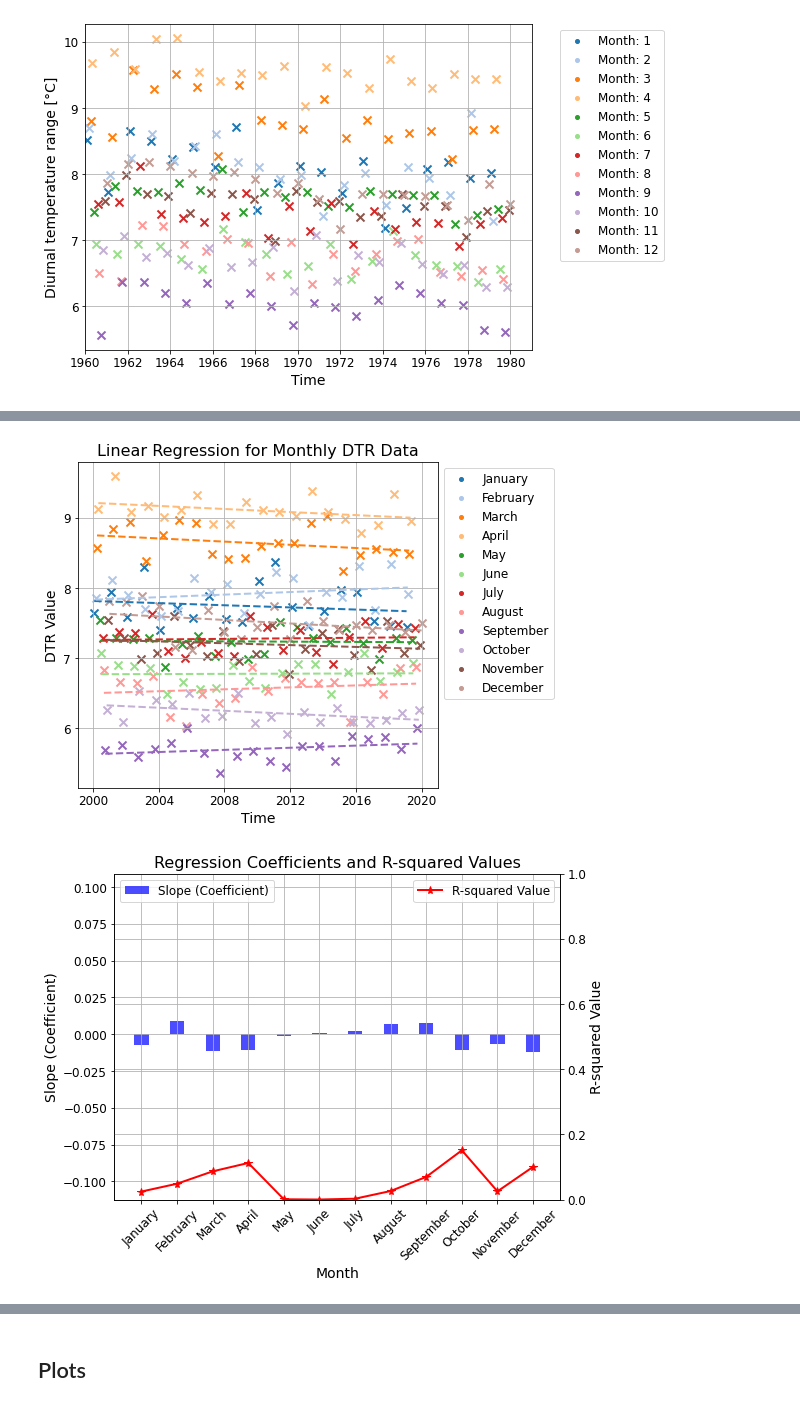
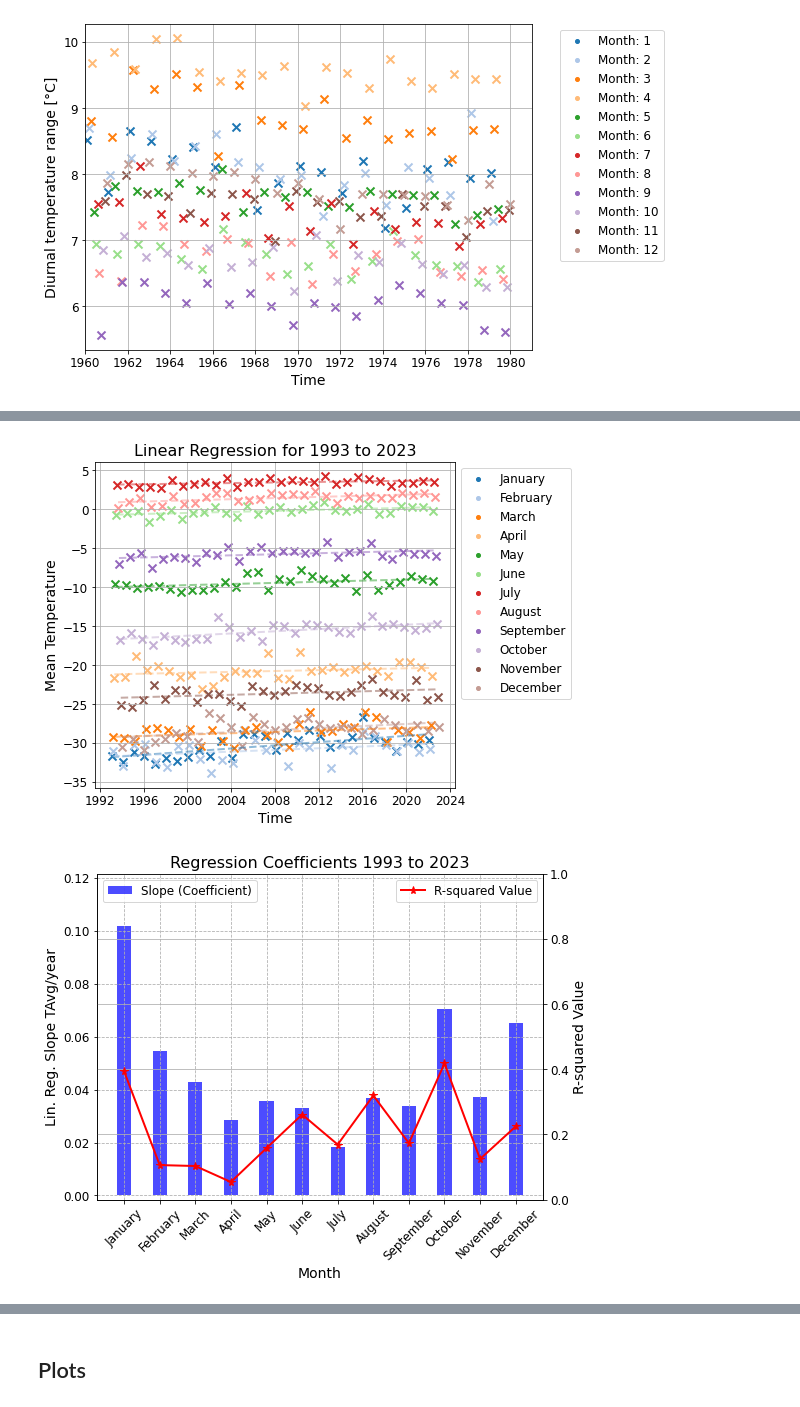
Before and after one commit to LeoausderDose/Praktikum_AWI, a Jupyter notebook: DNT_Final_stripped.ipynb, the cells around one changed output, grey strips where cells are left out. Cells and saved outputs as stored; diff of their text form; code cells hidden in the pictures.

```diff
--- a/DNT_Final_stripped.ipynb
+++ b/DNT_Final_stripped.ipynb
@@ -514,19 +523,14 @@ plt.show()
 # %% [output]
 [figure]
 # %%
-import numpy as np
-import matplotlib.pyplot as plt
-import pandas as pd
-
-plt.clf()
 # Create lists to store regression coefficients and R-squared values
 regression_coeffs = []
 r_squared_values = []
 
-startdate = pd.to_datetime('2000-01-01')
-enddate = pd.to_datetime('2020-01-01')
+startdate = pd.to_datetime('1993-01-01')
+enddate = pd.to_datetime('2023-01-01')
 
-for i in range(1, 13):
+for i in range(1,13):
     color = legend_colors[i - 1]
     # Filter the data for the specified date range (1960-01-01 to 1980-12-31)
     mask = (monthly_mean_DTR_dict[i]['time'] >= startdate) & (monthly_mean_DTR_dict[i]['time'] <= enddate)
@@ -560,7 +564,7 @@ for i in range(1, 13):
 plt.legend(handles=legend_handles, labels=month_label, loc='upper left', bbox_to_anchor=(1, 1))
 plt.xlabel('Time')
 plt.ylabel('DTR Value')
-plt.title('Linear Regression for Monthly DTR Data')
+plt.title('Linear Regression for ' + str(startdate.year) +' to ' + str(enddate.year))
 plt.show()
 
 
@@ -584,8 +588,8 @@ x = np.arange(len(slopes))
 # Plot the slopes as bars on the primary y-axis
 ax1.bar(x, slopes, width=0.4, color='b', alpha=0.7, label='Slope (Coefficient)')
 ax1.set_xlabel('Month')
-ax1.set_ylabel('Slope (Coefficient)')
-ax1.set_ylim(min(slopes) - 0.1, max(slopes) + 0.1)
+ax1.set_ylabel('Lin. Reg. Slope DTR/year')
+ax1.set_ylim(min(slopes) - 0.01, max(slopes) + 0.01)
 
 # Rotate the x-axis tick labels
 ax1.set_xticks(x)
@@ -600,6 +604,6 @@ ax2.set_ylim(0, 1)
 ax2.legend(loc='upper right')
 
 # Show the plot
-plt.title('Regression Coefficients and R-squared Values')
+plt.title('Regression Coefficients ' + str(startdate.year) +' to ' + str(enddate.year))
 plt.show()
 # %% [output]
@@ -615,13 +619,16 @@ legend_handles = []
 regression_coeffs = []
 r_squared_values = []
 
+startdate = pd.to_datetime('1993-01-01')
+enddate = pd.to_datetime('2023-01-01')
+
 for i in range(1, 13):
     color = legend_colors[i - 1]
     # Filter the data for the specified date range (1960-01-01 to 1980-12-31)
-    mask = (monthly_mean_DTR_dict[i]['time'] >= pd.to_datetime('2000-01-01')) & (monthly_mean_DTR_dict[i]['time'] <= pd.to_datetime('2020-01-01'))
+    mask = (monthly_mean_TAvg_dict[i]['time'] >= startdate) & (monthly_mean_TAvg_dict[i]['time'] <= enddate)
 
-    x = np.arange(len(monthly_mean_DTR_dict[i]['time'][mask]))  # Use an index as x values
-    y = monthly_mean_DTR_dict[i][mask]
+    x = np.arange(len(monthly_mean_TAvg_dict[i]['time'][mask]))  # Use an index as x values
+    y = monthly_mean_TAvg_dict[i][mask]
 
     # Fit a linear regression line
     slope, intercept = np.polyfit(x, y, 1)
@@ -633,10 +640,10 @@ for i in range(1, 13):
     r_squared = 1 - (ss_res / ss_tot)
 
     # Plot the scatter plot
-    plt.scatter(monthly_mean_DTR_dict[i]['time'][mask], y, marker='x', color=color, label= month_label[i-1])
+    plt.scatter(monthly_mean_TAvg_dict[i]['time'][mask], y, marker='x', color=color, label= month_label[i-1])
 
     # Plot the regression line
-    plt.plot(monthly_mean_DTR_dict[i]['time'][mask], slope * x + intercept, color=color, linestyle='--')
+    plt.plot(monthly_mean_TAvg_dict[i]['time'][mask], slope * x + intercept, color=color, linestyle='--', alpha  = 0.5)
 
     # Create a dummy scatter plot with no markers to represent the legend
     legend_handles.append(plt.scatter([], [], marker='.', color=color))
@@ -648,8 +655,8 @@ for i in range(1, 13):
 # Show the legend outside the plot
 plt.legend(handles=legend_handles, labels=month_label, loc='upper left', bbox_to_anchor=(1, 1))
 plt.xlabel('Time')
-plt.ylabel('DTR Value')
-plt.title('Linear Regression for Monthly DTR Data')
+plt.ylabel('Mean Temperature')
+plt.title('Linear Regression for ' + str(startdate.year) +' to ' + str(enddate.year))
 
 # Adjust the plot layout to accommodate the legend
 plt.subplots_adjust(right=0.75)
@@ -663,36 +670,38 @@ plt.show()
 #     print(f'  Intercept: {intercept}')
 #     print(f'  R-squared Value: {r_squared_values[i]}')
 
+
 slopes = [slope for slope, _ in regression_coeffs]
 r_squared_values = np.array(r_squared_values)  # Convert to numpy array for easier manipulation
 
 # Create a figure and a set of subplots
 fig, ax1 = plt.subplots()
 
 # Create x-values for the bars
 x = np.arange(len(slopes))
 
 # Plot the slopes as bars on the primary y-axis
 ax1.bar(x, slopes, width=0.4, color='b', alpha=0.7, label='Slope (Coefficient)')
 ax1.set_xlabel('Month')
-ax1.set_ylabel('Slope (Coefficient)')
-ax1.set_ylim(min(slopes) - 0.1, max(slopes) + 0.1)
+ax1.set_ylabel('Lin. Reg. Slope TAvg/year')
+ax1.set_ylim(min(slopes) - 0.02, max(slopes) + 0.02)
 
 # Rotate the x-axis tick labels
 ax1.set_xticks(x)
 ax1.set_xticklabels([month_label[i] for i in range(len(slopes))], rotation=45)  # Rotate the labels here
+ax1.grid(ls = '--')
 ax1.legend(loc='upper left')
 
 # Create a secondary y-axis for R-squared values on the right
 ax2 = ax1.twinx()
 ax2.plot(x, r_squared_values, 'r*-', label='R-squared Value')
 ax2.set_ylabel('R-squared Value')
 ax2.set_ylim(0, 1)
 ax2.legend(loc='upper right')
 
 # Show the plot
-plt.title('Regression Coefficients and R-squared Values')
+plt.title('Regression Coefficients ' + str(startdate.year) +' to ' + str(enddate.year))
 plt.show()
 # %% [output]
-[figure, old version]
+[figure, new version]
-[figure, old version]
+[figure, new version]
```
Also changed, not shown: parts of 26 cells of this notebook.
